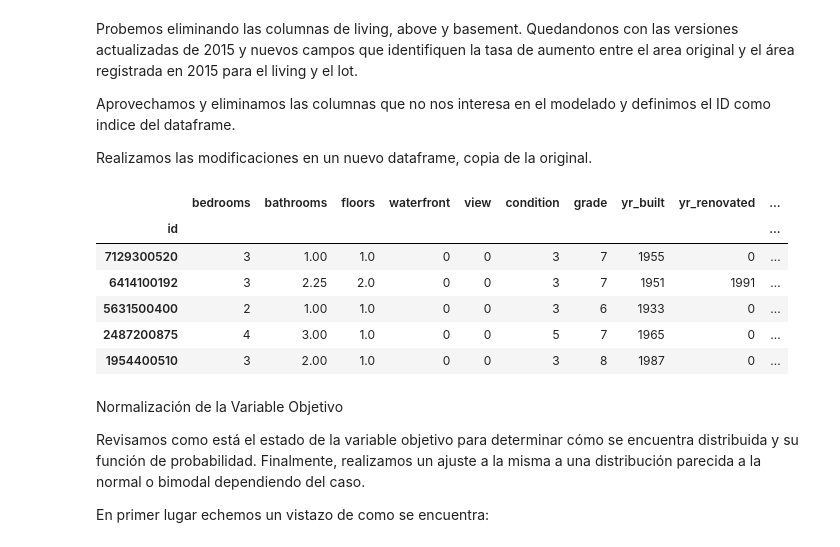
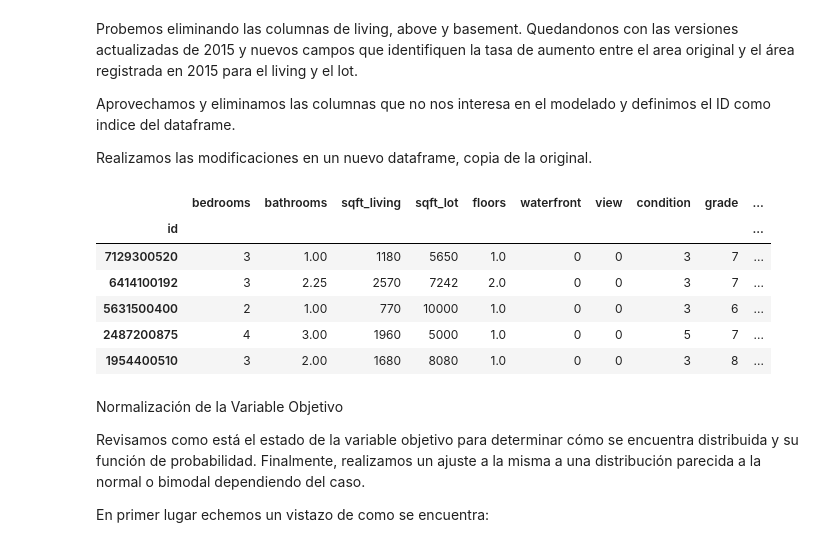
Before and after one commit to Chrissroman/house_price_washington, a Jupyter notebook: analysis/data_analysis.ipynb, the cells around one changed output. Drawn from its saved outputs; the diff is of its cells as text; code cells hidden in the pictures.

```diff
--- a/analysis/data_analysis.ipynb
+++ b/analysis/data_analysis.ipynb
@@ -284,6 +320,9 @@ Podemos ver una relación lineal entre el `sqft_living` y el `price` del inmuebl
 Existe una viariabilidad en el precio con respecto a la peor condición y menor en condiciones cercanas al excelente. Los precios son crecientes en aquellos inmuebles que se encuentran cerca al mar. En el dataset es evidente una mayor cantidad de datos en los tramos medios.
 
 La vista tiene influencia sobre el precio, pero no parece ser significativa.
+# %%
+# Drop data that is outlier
+data.drop(outlier.index.to_list(), axis = 0, inplace = True)
 # %% [markdown]
 Veamos los datos con respecto a las habitaciones, baños y el numero de pisos.
 # %%
@@ -384,0 +446,23 @@ Podemos eliminar la longitud y latitud del set de datos.
+# %%
+# Copy data in new dataframe
+df = data.copy()
+
+def get_age(year_sale, year_data):
+    if year_data == 0:
+        return 0
+    else:
+        if year_sale < year_data:
+            return 0
+        else:
+            return year_sale - year_data
+
+df['year'] = df['date'].apply(lambda x: int(x.split('/')[2]))
+
+df['age'] = df.apply(lambda x: get_age(x.year, x.yr_built), axis = 1)
+df['renovated_age'] = df.apply(lambda x: get_age(x.year, x.yr_renovated), axis = 1)
+
+df['age_bins'] = pd.qcut(df['age'], q = 7, duplicates = 'drop')
+df['renovated_bins'] = pd.cut(df['renovated_age'], bins = 5)
+
+df['age_bins'] = df['age_bins'].astype(str)
+df['renovated_bins'] = df['renovated_bins'].astype(str)
@@ -384,0 +495,10 @@ Podemos eliminar la longitud y latitud del set de datos.
+# %%
+# Replace Values
+age_bins = df['age_bins'].value_counts().sort_index().index.to_list()
+renovated_bins = df['renovated_bins'].value_counts().sort_index().index.to_list()
+
+age_dict = dict(zip(age_bins, range(0, 7)))
+renovated_dict = dict(zip(renovated_bins, range(0, 5)))
+
+df['age_bins'] = df['age_bins'].replace(age_dict)
+df['renovated_bins'] = df['renovated_bins'].replace(renovated_dict)
@@ -391,26 +521,21 @@ Aprovechamos y eliminamos las columnas que no nos interesa en el modelado y defi
 
 Realizamos las modificaciones en un nuevo dataframe, copia de la original.
 # %%
-# Copy data in new dataframe
-df = data.copy()
+columns = ['date', 'year', 'zipcode', 'yr_built',
+              'yr_renovated', 'age', 'renovated_age']
 
-# sqft_living and sqft_lot extended for the year 2015. in percentage
-df['living_ext'], df['lot_ext'] = (df['sqft_living15']/df['sqft_living']), (df['sqft_lot15']/df['sqft_lot'])
-
-columns = ['date', 'sqft_living', 'sqft_lot', 'sqft_above',
-       'sqft_basement', 'zipcode', 'lat', 'long',]
 
 df.drop(columns, axis = 1, inplace = True)
 df.set_index('id', inplace = True)
 df.head()
 # %% [output]
-|  | bedrooms | bathrooms | floors | waterfront | view | condition | grade | yr_built | yr_renovated | ... |
+|  | bedrooms | bathrooms | sqft_living | sqft_lot | floors | waterfront | view | condition | grade | ... |
 | id |  |  |  |  |  |  |  |  |  | ... |
-| 7129300520 | 3 | 1.00 | 1.0 | 0 | 0 | 3 | 7 | 1955 | 0 | ... |
-| 6414100192 | 3 | 2.25 | 2.0 | 0 | 0 | 3 | 7 | 1951 | 1991 | ... |
-| 5631500400 | 2 | 1.00 | 1.0 | 0 | 0 | 3 | 6 | 1933 | 0 | ... |
-| 2487200875 | 4 | 3.00 | 1.0 | 0 | 0 | 5 | 7 | 1965 | 0 | ... |
-| 1954400510 | 3 | 2.00 | 1.0 | 0 | 0 | 3 | 8 | 1987 | 0 | ... |
+| 7129300520 | 3 | 1.00 | 1180 | 5650 | 1.0 | 0 | 0 | 3 | 7 | ... |
+| 6414100192 | 3 | 2.25 | 2570 | 7242 | 2.0 | 0 | 0 | 3 | 7 | ... |
+| 5631500400 | 2 | 1.00 | 770 | 10000 | 1.0 | 0 | 0 | 3 | 6 | ... |
+| 2487200875 | 4 | 3.00 | 1960 | 5000 | 1.0 | 0 | 0 | 5 | 7 | ... |
+| 1954400510 | 3 | 2.00 | 1680 | 8080 | 1.0 | 0 | 0 | 3 | 8 | ... |
 # %% [markdown]
 Normalización de la Variable Objetivo
 
```
Also changed, not shown: parts of 48 cells of this notebook, 2 other files.
